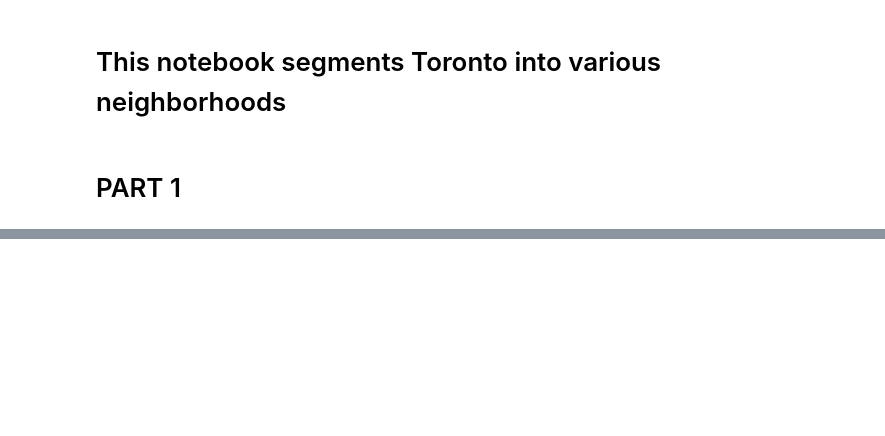
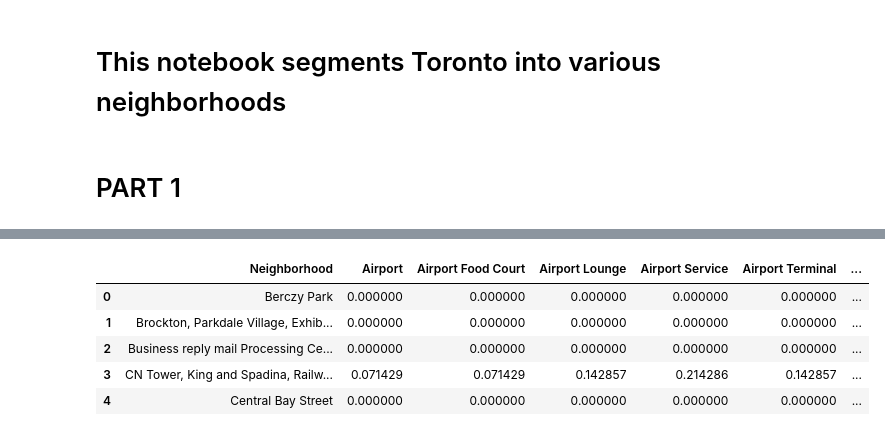
Before and after one commit to toddzs/Coursera_Capstone, a Jupyter notebook: Toronto Neighborhoods.ipynb, the cells around one changed output, grey strips where cells are left out. Cells and saved outputs as stored; diff of their text form; code cells hidden in the pictures; blank space fills up the shorter version.

```diff
--- a/Toronto Neighborhoods.ipynb
+++ b/Toronto Neighborhoods.ipynb
@@ -32,0 +65,6 @@ The shape of the neighborhoods dataframe is: (103, 3)
+# %%
+#join the tables at the intersection to get the latitude and longitude for the respective postal codes
+loc_neighborhood = pd.merge(neighborhoods, df_data_2, on='Postal Code', how='inner')
+#loc_neighborhood.drop(columns=['Latitude_x', 'Longitude_x'], inplace=True)
+#loc_neighborhood.rename(columns={'Latitude_y': 'Latitude', 'Longitude_y': 'Longitude'}, inplace=True)
+print(loc_neighborhood.head())
@@ -32,0 +87,13 @@ The shape of the neighborhoods dataframe is: (103, 3)
+# %%
+import numpy as np
+import pandas as pd
+pd.set_option('display.max_columns', None)
+pd.set_option('display.max_rows', None)
+import json
+from geopy.geocoders import Nominatim
+import requests
+from pandas.io.json import json_normalize
+import matplotlib.cm as cm
+import matplotlib.colors as colors
+from sklearn.cluster import KMeans
+import folium
@@ -32,0 +181,14 @@ The shape of the neighborhoods dataframe is: (103, 3)
+# %%
+toronot_places.head()
+toronto_onehot = pd.get_dummies(toronot_places[['Venue Category']], prefix="", prefix_sep="")
+toronto_onehot['Neighborhood'] = toronot_places['Neighborhood']
+toronto_grouped = toronto_onehot.groupby('Neighborhood').mean().reset_index()
+toronto_grouped.head()
+#view the common types of venues for a respective neighborhood
+# %% [output]
+|  | Neighborhood | Airport | Airport Food Court | Airport Lounge | Airport Service | Airport Terminal | ... |
+| 0 | Berczy Park | 0.000000 | 0.000000 | 0.000000 | 0.000000 | 0.000000 | ... |
+| 1 | Brockton, Parkdale Village, Exhib... | 0.000000 | 0.000000 | 0.000000 | 0.000000 | 0.000000 | ... |
+| 2 | Business reply mail Processing Ce... | 0.000000 | 0.000000 | 0.000000 | 0.000000 | 0.000000 | ... |
+| 3 | CN Tower, King and Spadina, Railw... | 0.071429 | 0.071429 | 0.142857 | 0.214286 | 0.142857 | ... |
+| 4 | Central Bay Street | 0.000000 | 0.000000 | 0.000000 | 0.000000 | 0.000000 | ... |
```
Also changed, not shown: parts of 14 cells of this notebook.
